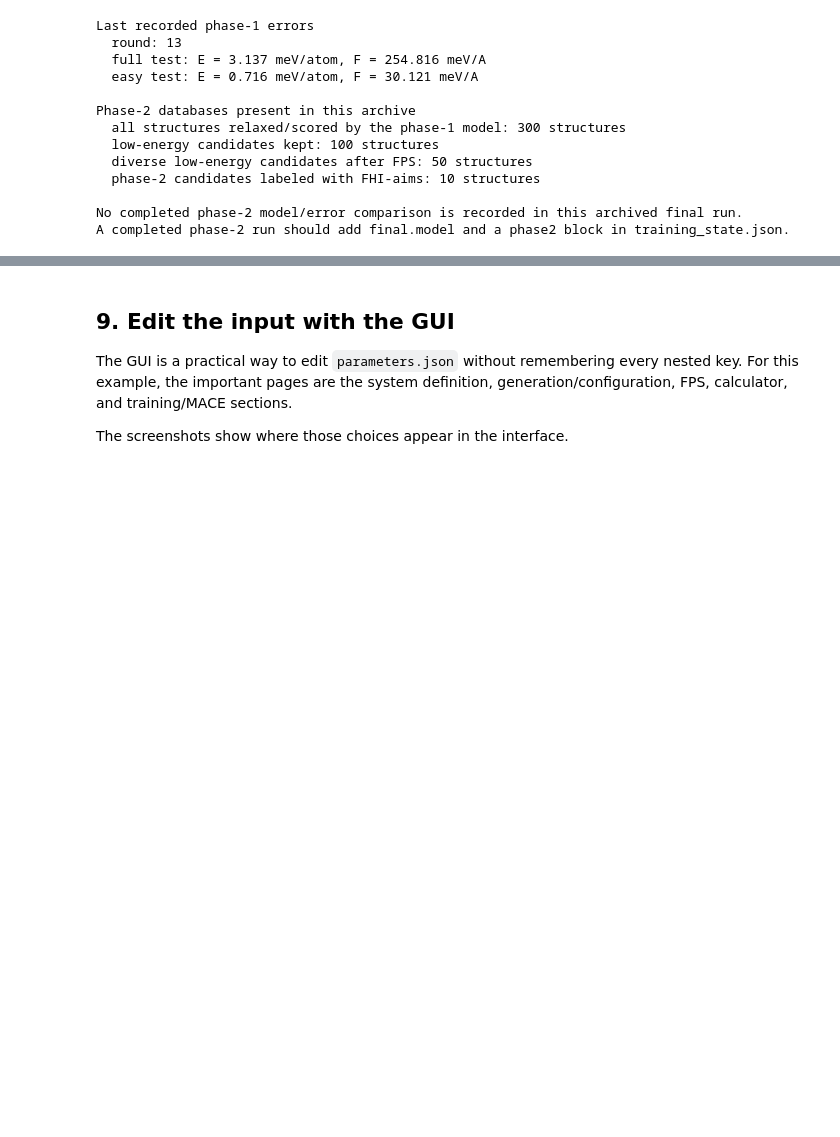
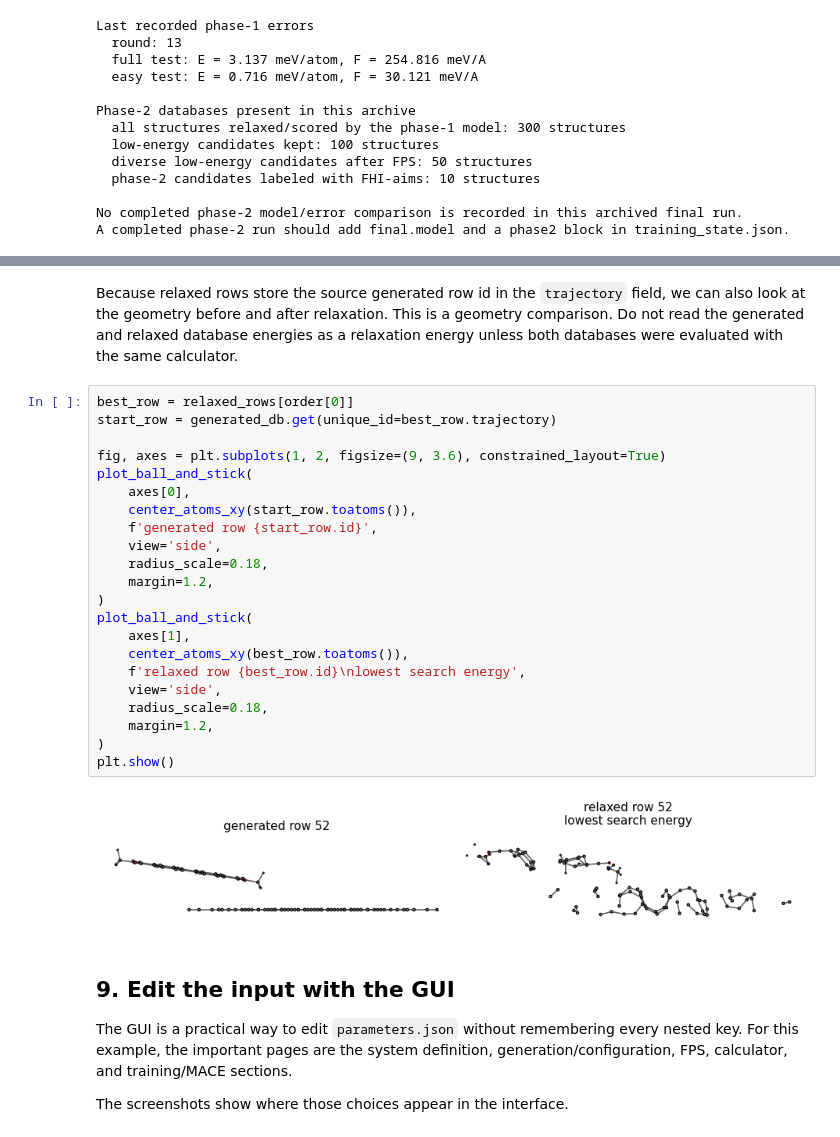
Before and after one commit to sabia-group/gensec, a Jupyter notebook: tutorial/tutorial.ipynb, the cells around one changed output, grey strips where cells are left out. Drawn from its saved outputs; the diff is of its cells as text; blank space fills up the shorter version.

```diff
--- a/tutorial/tutorial.ipynb
+++ b/tutorial/tutorial.ipynb
@@ -935,3 +1010,29 @@ The separation is important: `training.ase_parameters_file` is the expensive ref
+# %% [markdown]
+Because relaxed rows store the source generated row id in the `trajectory` field, we can also look at the geometry before and after relaxation. This is a geometry comparison. Do not read the generated and relaxed database energies as a relaxation energy unless both databases were evaluated with the same calculator.
+# %%
+best_row = relaxed_rows[order[0]]
+start_row = generated_db.get(unique_id=best_row.trajectory)
+
+fig, axes = plt.subplots(1, 2, figsize=(9, 3.6), constrained_layout=True)
+plot_ball_and_stick(
+    axes[0],
+    center_atoms_xy(start_row.toatoms()),
+    f'generated row {start_row.id}',
+    view='side',
+    radius_scale=0.18,
+    margin=1.2,
+)
+plot_ball_and_stick(
+    axes[1],
+    center_atoms_xy(best_row.toatoms()),
+    f'relaxed row {best_row.id}\nlowest search energy',
+    view='side',
+    radius_scale=0.18,
+    margin=1.2,
+)
+plt.show()
+# %% [output]
+[figure, added]
 # %% [markdown]
 ## 9. Edit the input with the GUI
 
```
Also changed, not shown: parts of 6 cells of this notebook, 1 other file.
